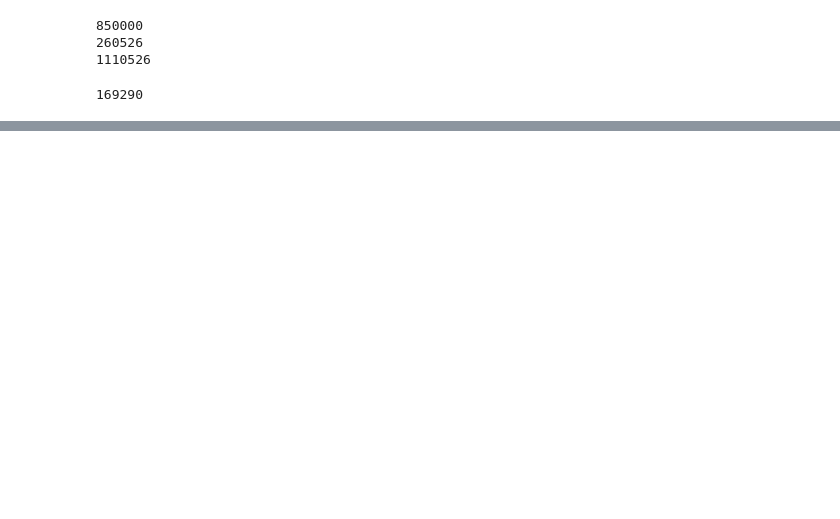
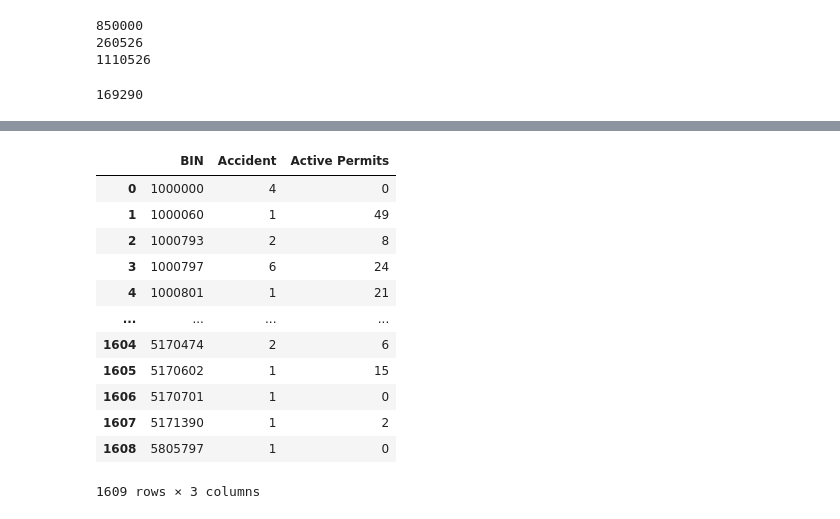
Before and after one commit to ahsan-fayyaz/DOB-Construction-Injury-Predictions, a Jupyter notebook: Data Cleaning.ipynb, the cells around one changed output, grey strips where cells are left out. Drawn from its saved outputs; the diff is of its cells as text; code cells hidden in the pictures; blank space fills up the shorter version.

```diff
--- a/Data Cleaning.ipynb
+++ b/Data Cleaning.ipynb
@@ -157,0 +277,18 @@ permits_df.tail()
+# %%
+##create dictionary
+merged_dataset["BIN"] =merged_dataset["BIN"].astype(str).replace('\.0', '', regex=True)
+
+comp2_t = merged_dataset.copy()
+comp2_t = comp2_t.groupby(['BIN']).sum()
+
+comp2_t = comp2_t.add_suffix('').reset_index()
+
+comp2_t = comp2_t.sort_values(by = 'BIN', ascending=True).reset_index(drop=True)
+
+#comp2_t['Bin'].value_counts()
+comp2_t["BIN"] = comp2_t["BIN"].astype(str)
+
+permitDic = comp2_t.set_index('BIN')['Flag'].to_dict()
+#permitDic= merged_dataset.set_index('BIN')['Flag'].to_dict()
+
+permitDic
@@ -157,0 +337,3 @@ permits_df.tail()
+# %%
+incidents_df_3 = incidents_df[["BIN", "Accident"]]
+incidents_df_3= incidents_df_3.groupby(['BIN'], as_index=False).count()
@@ -157,0 +349,6 @@ permits_df.tail()
+# %%
+#Deleting the decimal from the number
+incidents_df_3["BIN"] =incidents_df_3["BIN"].astype(str).replace('\.0', '', regex=True)
+
+
+incidents_df_3
@@ -157,0 +369,17 @@ permits_df.tail()
+# %%
+incidents_df_3["Active Permits"] = incidents_df_3["BIN"].map(permitDic)
+incidents_df_3
+# %% [output]
+|  | BIN | Accident | Active Permits |
+| 0 | 1000000 | 4 | 0 |
+| 1 | 1000060 | 1 | 49 |
+| 2 | 1000793 | 2 | 8 |
+| 3 | 1000797 | 6 | 24 |
+| 4 | 1000801 | 1 | 21 |
+| ... | ... | ... | ... |
+| 1604 | 5170474 | 2 | 6 |
+| 1605 | 5170602 | 1 | 15 |
+| 1606 | 5170701 | 1 | 0 |
+| 1607 | 5171390 | 1 | 2 |
+| 1608 | 5805797 | 1 | 0 |
+1609 rows × 3 columns
```
Also changed, not shown: parts of 23 cells of this notebook.
